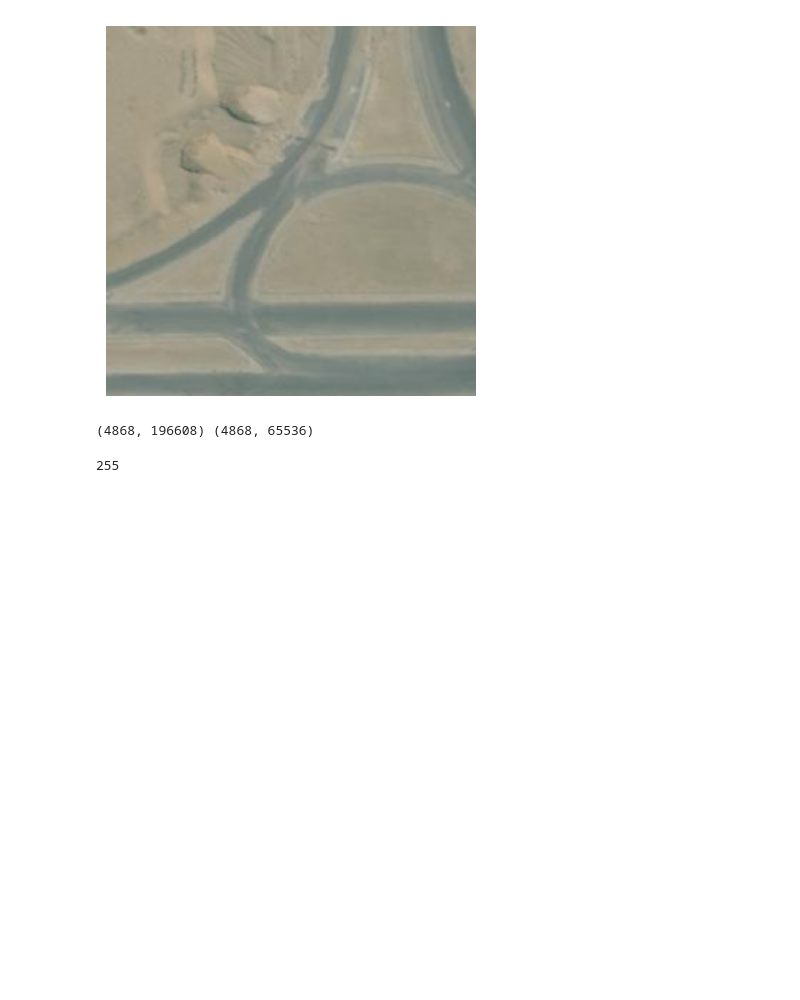
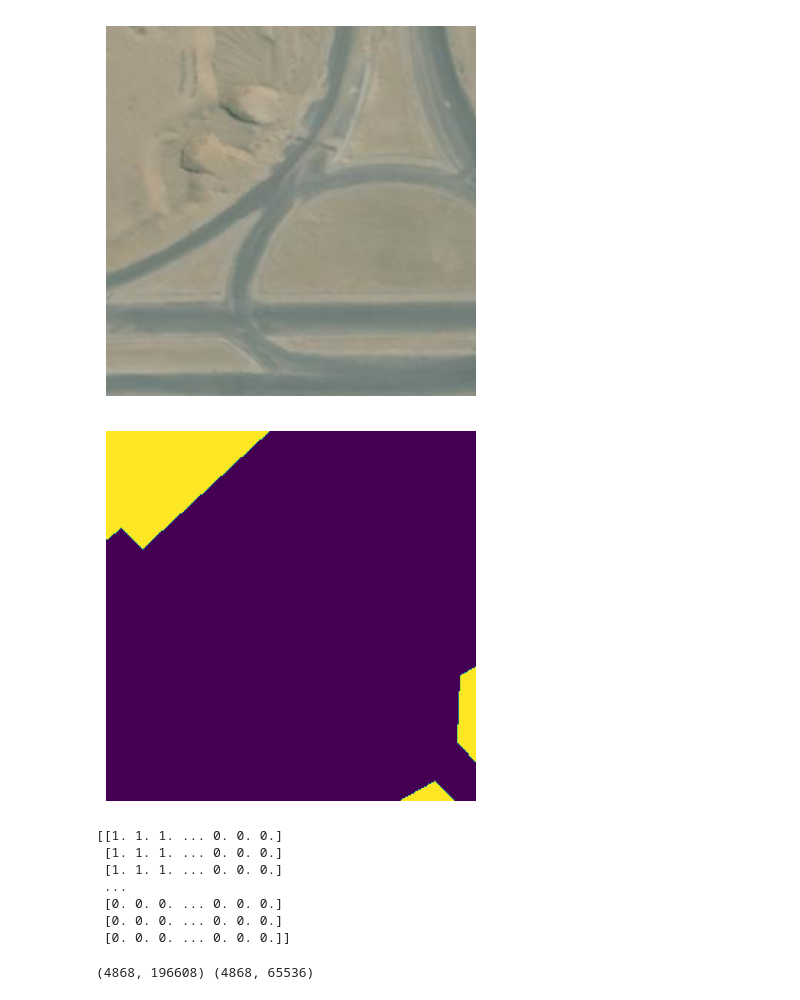
Before and after one commit to First-Last-Dance/Change-Detection, a Jupyter notebook: classic.ipynb, the cells around one changed output. Drawn from its saved outputs; the diff is of its cells as text; code cells hidden in the pictures; blank space fills up the shorter version.

```diff
--- a/classic.ipynb
+++ b/classic.ipynb
@@ -15,7 +15,7 @@ def load_images_from_folder(folder):
     for filename in os.listdir(folder):
         img = io.imread(os.path.join(folder,filename))
         if img is not None:
-            images.append(img)
+            images.append(img / 255.0)
     return images
 # %%
 # Function to compute image differences
@@ -78,6 +80,21 @@ plt.show()
 images_B = load_images_from_folder(folder_B)
 # %%
 labels = load_images_from_folder(folder_label)
+# %%
+plt.imshow(labels[870])
+plt.axis('off')
+plt.show()
+
+print(labels[870])
+# %% [output]
+[figure, added]
+[[1. 1. 1. ... 0. 0. 0.]
+ [1. 1. 1. ... 0. 0. 0.]
+ [1. 1. 1. ... 0. 0. 0.]
+ ...
+ [0. 0. 0. ... 0. 0. 0.]
+ [0. 0. 0. ... 0. 0. 0.]
+ [0. 0. 0. ... 0. 0. 0.]]
 # %%
 # # Prepare feature vectors and labels for image differencing
 # X_diff = []
@@ -122,6 +142,2 @@ threshold_value = 50  # You may need to experiment with different threshold valu
 
 evaluation_results = []
-# %%
-print(np.max(np.array(labels[0]).flatten()))
-# %% [output]
-255
```
Also changed, not shown: parts of 8 cells of this notebook.
